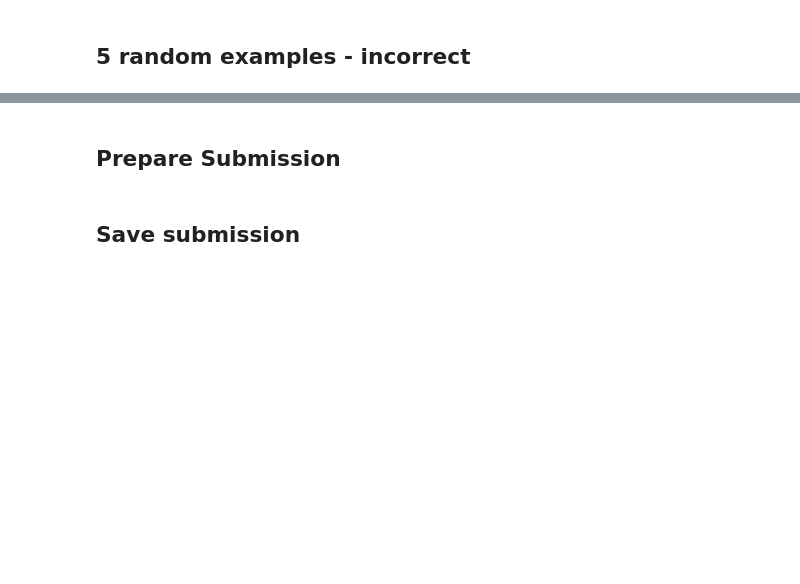
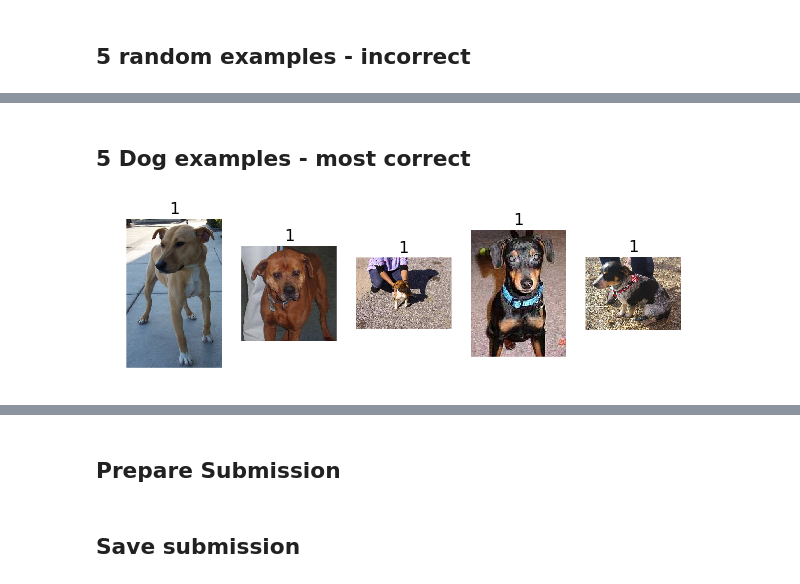
Before and after one commit to ganesh-krishnan/courses, a Jupyter notebook: deeplearning1/nbs/lesson1-gk.ipynb, the cells around one changed output, grey strips where cells are left out. Drawn from its saved outputs; the diff is of its cells as text; code cells hidden in the pictures; blank space fills up the shorter version.

```diff
--- a/deeplearning1/nbs/lesson1-gk.ipynb
+++ b/deeplearning1/nbs/lesson1-gk.ipynb
@@ -91,7 +95,7 @@ if not load_model:
 # %% [markdown]
 ## Load Model
 # %%
-vgg.model.load_weights(model_save_path + 'ft1.h5')
+vgg.model.load_weights(model_save_path + 'ft' + str(saved_model_epochs) + '.h5')
 # %% [markdown]
 ## Predict
 # %%
@@ -106,7 +117,7 @@ if not load_preds:
 # %% [markdown]
 ## Load Predictions
 # %%
-preds = load_array(results_path + 'preds.dat')
-filenames = load_array(results_path + 'filenames.dat')
+preds = load_array(results_path + 'preds' + str(saved_model_epochs) + '.dat')
+filenames = load_array(results_path + 'filenames' + str(saved_model_epochs) + '.dat')
 # %% [markdown]
 ## Troubleshooting
@@ -117,8 +124,12 @@ Found 4998 images belonging to 2 classes.
 # %%
-n_view = 4
-labels = batches.classes
-filenames = batches.filenames
-df = pd.DataFrame({'label': labels, 'prob': preds[:, 1],
+if not load_troubleshoot:
+    batches, preds = vgg.test(val_path, batch_size=2*batch_size)
+    labels = batches.classes
+    filenames = batches.filenames
+    df = pd.DataFrame({'label': labels, 'prob': preds[:, 1],
                    'pred': np.round(preds[:, 1]), 'filename': filenames})
-df.to_pickle(results_path + 'val_preds.pkl')
+    df.to_pickle(results_path + 'val_preds.pkl')
+# %%
+if load_troubleshoot:
+    df = pd.read_pickle(results_path + 'val_preds.pkl')
 # %%
@@ -140,0 +153,7 @@ plot_idx(sel, titles=list(sel.label))
+# %% [markdown]
+## 5 Dog examples - most correct
+# %%
+sel = df.loc[df.label == 1].sort_values('prob', ascending=False).iloc[0:5]
+plot_idx(sel, titles=list(sel.label))
+# %% [output]
+[figure, added]
```
Also changed, not shown: parts of 26 cells of this notebook.
